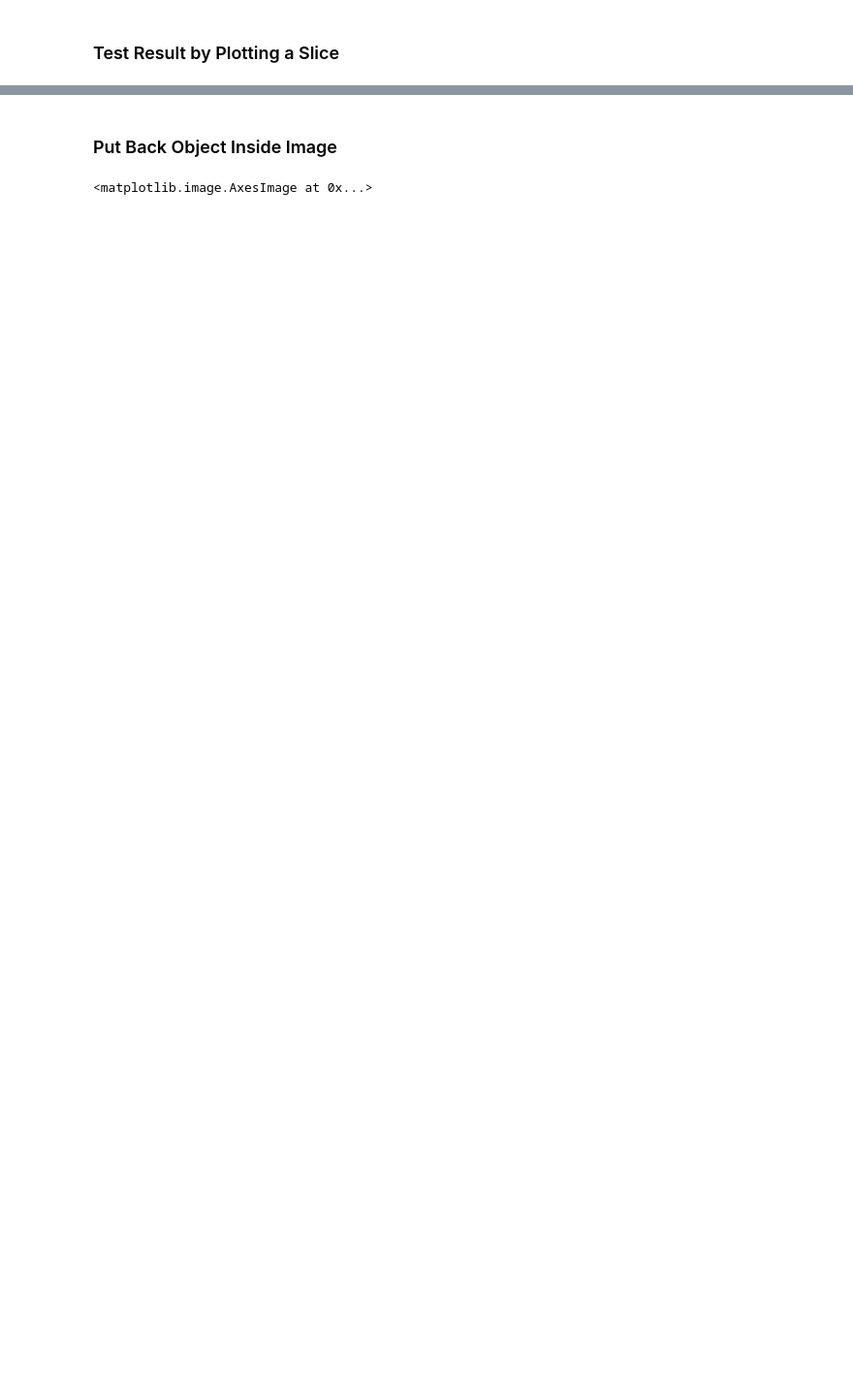
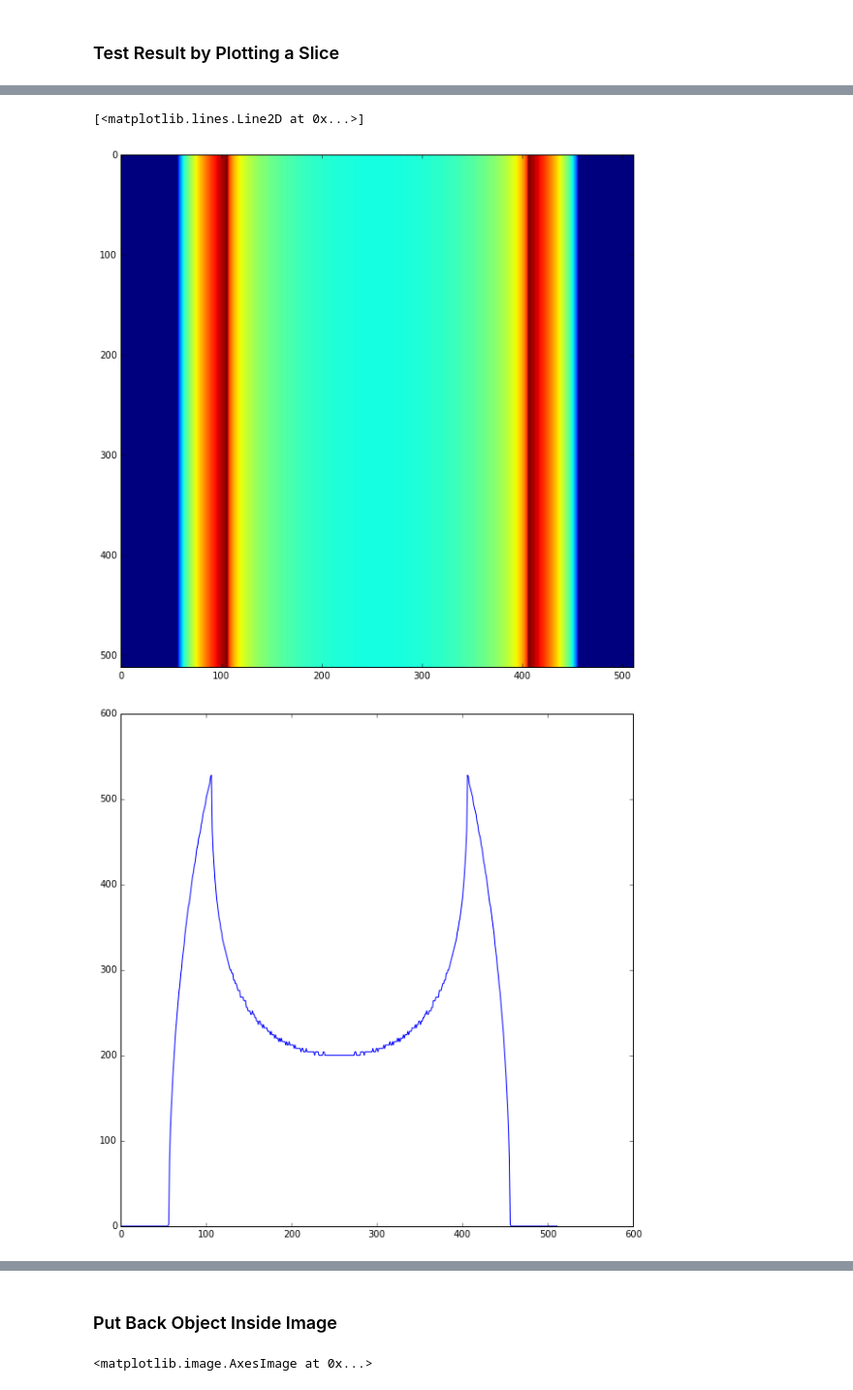
Before and after one commit to JeanBilheux/IPTS_16413, a Jupyter notebook: notebooks/test_cylindrical_correction_with_fits.ipynb, the cells around one changed output, grey strips where cells are left out. Shown at 97% size. Saved outputs shown, nothing was run; the diff lists cells and outputs as text; code cells hidden in the pictures; blank space fills up the shorter version.

```diff
--- a/notebooks/test_cylindrical_correction_with_fits.ipynb
+++ b/notebooks/test_cylindrical_correction_with_fits.ipynb
@@ -96,0 +140,19 @@ divide by zero encountered in double_scalars
+# %%
+test_inhomogeneous_file = 'data/inhomogeneous_image.fits'
+inhomogeneous_image = file_handler.load_fits(test_inhomogeneous_file)
+
+#test_homogeneous_file = 'data/homogeneous_image.tif'
+#homogeneous_image = file_handler.load_tiff(test_homogeneous_file)
+#homogeneous_image = homogeneous_image[:,:,0]
+
+fig =  plt.figure(figsize=(10,10))
+ax_img = plt.subplot(111)
+ax_img.imshow(inhomogeneous_image)
+
+fig1 =  plt.figure(figsize=(10,10))
+ax_img = plt.subplot(111)
+ax_img.plot(inhomogeneous_image[0,:])
+# %% [output]
+[<matplotlib.lines.Line2D at 0x...>]
+[figure, added]
+[figure, added]
```
Also changed, not shown: parts of 25 cells of this notebook, 6 other files.
